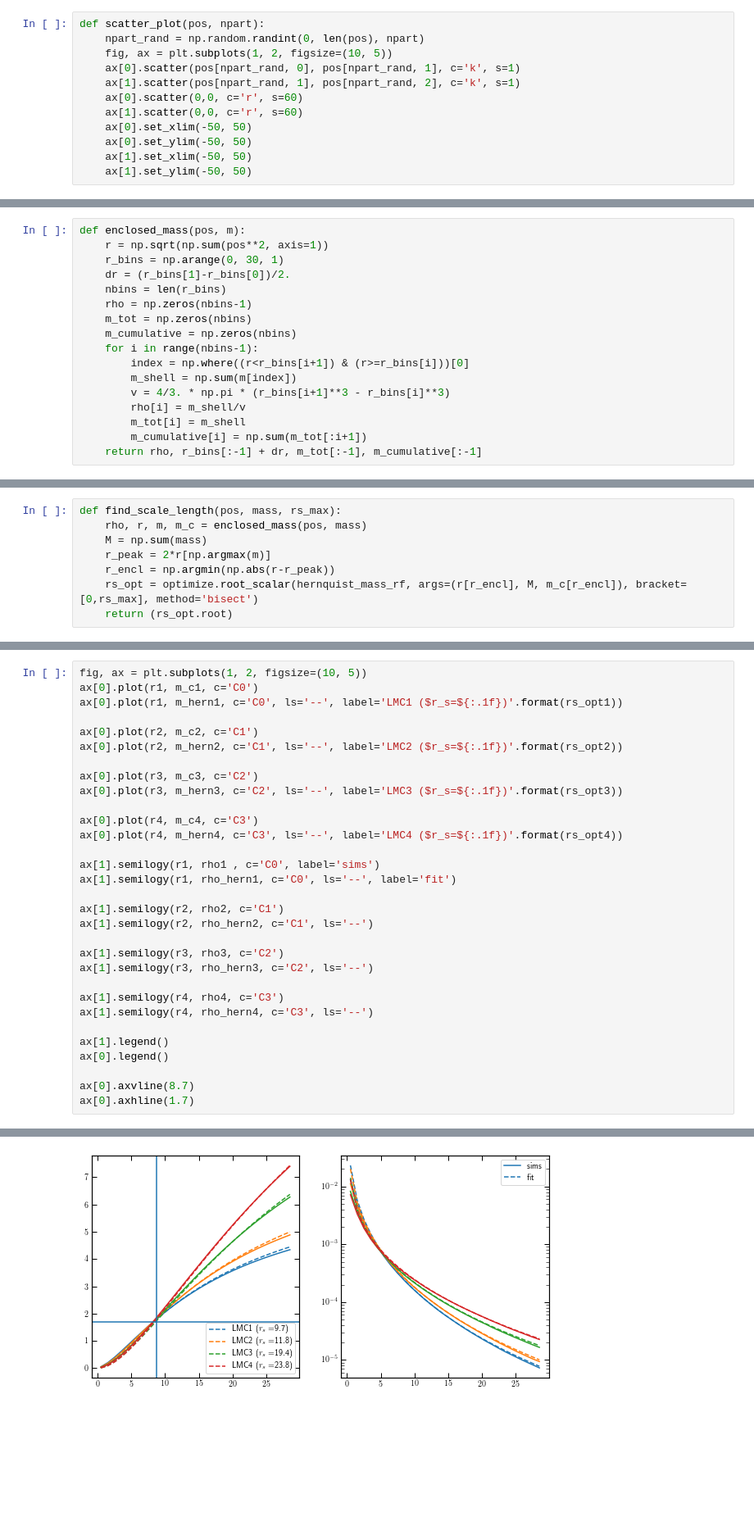
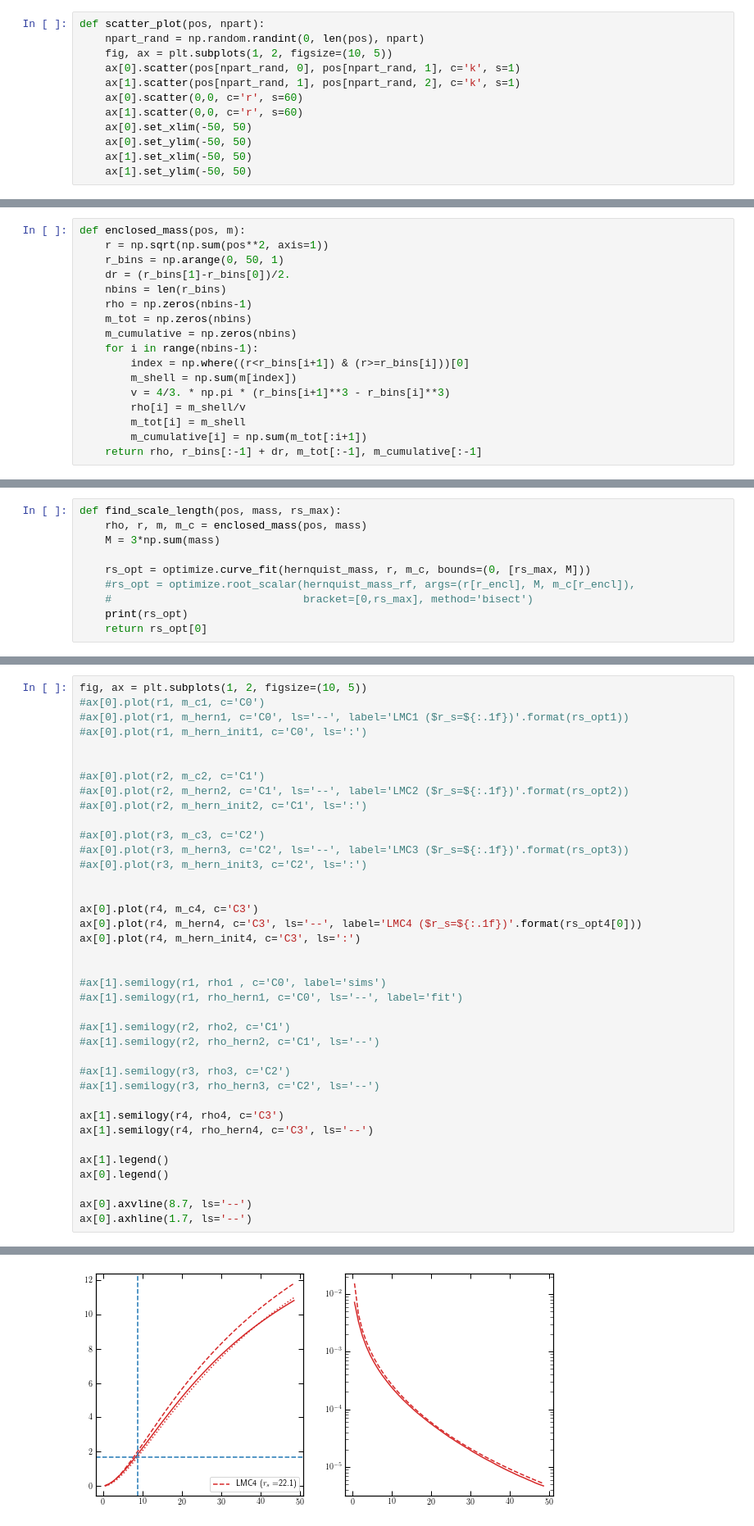
Before and after one commit to jngaravitoc/bfe-scan, a Jupyter notebook: notebook/satelllites_scale_length.ipynb, the cells around one changed output, grey strips where cells are left out. Shown: that part at 82% size. Saved outputs shown, nothing was run; the diff lists cells and outputs as text; blank space fills up the shorter version.

```diff
--- a/notebook/satelllites_scale_length.ipynb
+++ b/notebook/satelllites_scale_length.ipynb
@@ -78,7 +76,7 @@ scatter_plot(pos_satellite4, 10000)
 # %%
 def enclosed_mass(pos, m):
     r = np.sqrt(np.sum(pos**2, axis=1))
-    r_bins = np.arange(0, 30, 1)
+    r_bins = np.arange(0, 50, 1)
     dr = (r_bins[1]-r_bins[0])/2.
     nbins = len(r_bins)
     rho = np.zeros(nbins-1)
@@ -105,9 +104,11 @@ def hernquist_rho(r, m, a):
 # %%
 def find_scale_length(pos, mass, rs_max):
     rho, r, m, m_c = enclosed_mass(pos, mass)
-    M = np.sum(mass)
-    r_peak = 2*r[np.argmax(m)]
-    r_encl = np.argmin(np.abs(r-r_peak))
-    rs_opt = optimize.root_scalar(hernquist_mass_rf, args=(r[r_encl], M, m_c[r_encl]), bracket=[0,rs_max], method='bisect')
-    return (rs_opt.root)
+    M = 3*np.sum(mass)
+
+    rs_opt = optimize.curve_fit(hernquist_mass, r, m_c, bounds=(0, [rs_max, M]))
+    #rs_opt = optimize.root_scalar(hernquist_mass_rf, args=(r[r_encl], M, m_c[r_encl]),
+    #                              bracket=[0,rs_max], method='bisect')
+    print(rs_opt)
+    return rs_opt[0]
 # %%
@@ -137,34 +147,41 @@ rho_hern4 = hernquist_rho(r4, np.sum(mass_satellite4), rs_opt4)
 # %%
 fig, ax = plt.subplots(1, 2, figsize=(10, 5))
-ax[0].plot(r1, m_c1, c='C0')
-ax[0].plot(r1, m_hern1, c='C0', ls='--', label='LMC1 ($r_s=${:.1f})'.format(rs_opt1))
+#ax[0].plot(r1, m_c1, c='C0')
+#ax[0].plot(r1, m_hern1, c='C0', ls='--', label='LMC1 ($r_s=${:.1f})'.format(rs_opt1))
+#ax[0].plot(r1, m_hern_init1, c='C0', ls=':')
 
-ax[0].plot(r2, m_c2, c='C1')
-ax[0].plot(r2, m_hern2, c='C1', ls='--', label='LMC2 ($r_s=${:.1f})'.format(rs_opt2))
 
-ax[0].plot(r3, m_c3, c='C2')
-ax[0].plot(r3, m_hern3, c='C2', ls='--', label='LMC3 ($r_s=${:.1f})'.format(rs_opt3))
+#ax[0].plot(r2, m_c2, c='C1')
+#ax[0].plot(r2, m_hern2, c='C1', ls='--', label='LMC2 ($r_s=${:.1f})'.format(rs_opt2))
+#ax[0].plot(r2, m_hern_init2, c='C1', ls=':')
+
+#ax[0].plot(r3, m_c3, c='C2')
+#ax[0].plot(r3, m_hern3, c='C2', ls='--', label='LMC3 ($r_s=${:.1f})'.format(rs_opt3))
+#ax[0].plot(r3, m_hern_init3, c='C2', ls=':')
+
 
 ax[0].plot(r4, m_c4, c='C3')
-ax[0].plot(r4, m_hern4, c='C3', ls='--', label='LMC4 ($r_s=${:.1f})'.format(rs_opt4))
+ax[0].plot(r4, m_hern4, c='C3', ls='--', label='LMC4 ($r_s=${:.1f})'.format(rs_opt4[0]))
+ax[0].plot(r4, m_hern_init4, c='C3', ls=':')
 
-ax[1].semilogy(r1, rho1 , c='C0', label='sims')
-ax[1].semilogy(r1, rho_hern1, c='C0', ls='--', label='fit')
 
-ax[1].semilogy(r2, rho2, c='C1')
-ax[1].semilogy(r2, rho_hern2, c='C1', ls='--')
+#ax[1].semilogy(r1, rho1 , c='C0', label='sims')
+#ax[1].semilogy(r1, rho_hern1, c='C0', ls='--', label='fit')
 
-ax[1].semilogy(r3, rho3, c='C2')
-ax[1].semilogy(r3, rho_hern3, c='C2', ls='--')
+#ax[1].semilogy(r2, rho2, c='C1')
+#ax[1].semilogy(r2, rho_hern2, c='C1', ls='--')
+
+#ax[1].semilogy(r3, rho3, c='C2')
+#ax[1].semilogy(r3, rho_hern3, c='C2', ls='--')
 
 ax[1].semilogy(r4, rho4, c='C3')
 ax[1].semilogy(r4, rho_hern4, c='C3', ls='--')
 
 ax[1].legend()
 ax[0].legend()
 
-ax[0].axvline(8.7)
-ax[0].axhline(1.7)
+ax[0].axvline(8.7, ls='--')
+ax[0].axhline(1.7, ls='--')
 # %% [output]
 <matplotlib.lines.Line2D at 0x...>
-[figure, old version]
+[figure, new version]
```
Also changed, not shown: parts of 40 cells of this notebook.
